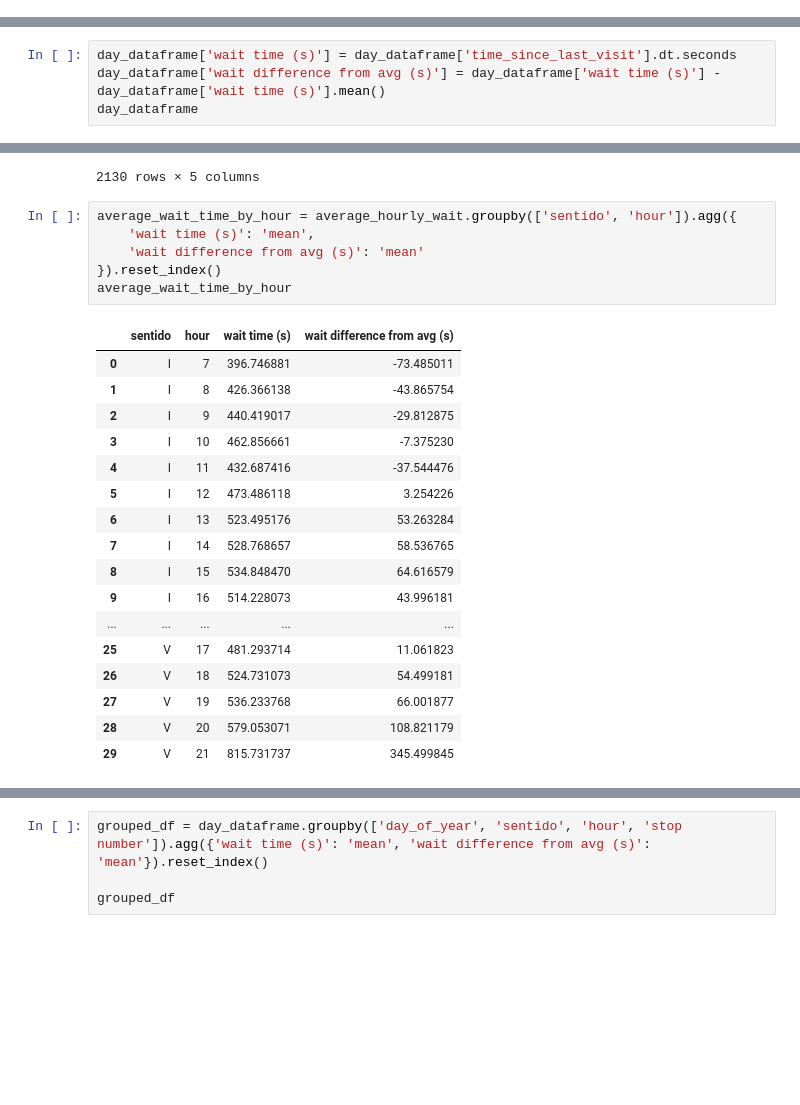
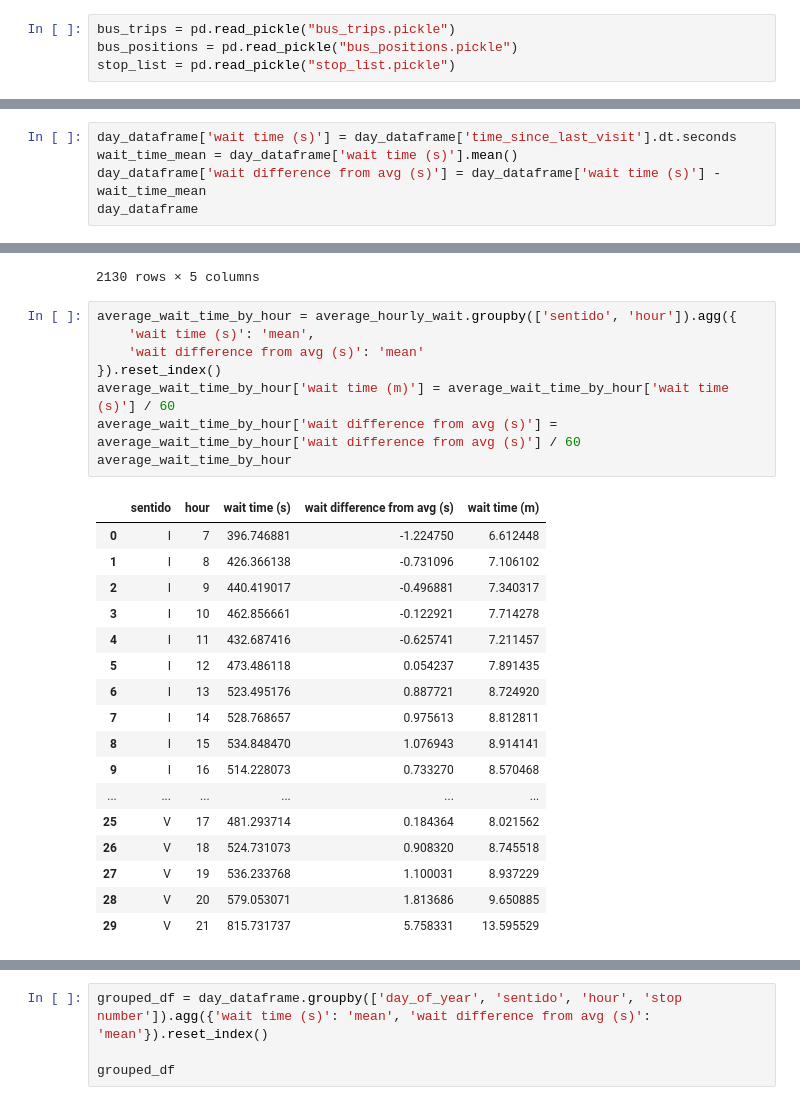
Before and after one commit to Thlamz/transportation, a Jupyter notebook: analysis.ipynb, the cells around one changed output, grey strips where cells are left out. Cells and saved outputs as stored; diff of their text form; blank space fills up the shorter version.

```diff
--- a/analysis.ipynb
+++ b/analysis.ipynb
@@ -328,0 +7,4 @@ bus_positions
+# %%
+bus_trips = pd.read_pickle("bus_trips.pickle")
+bus_positions = pd.read_pickle("bus_positions.pickle")
+stop_list = pd.read_pickle("stop_list.pickle")
@@ -520,7 +251,8 @@ See the caveats in the documentation: https://pandas.pydata.org/pandas-docs/stab
 3394704 rows × 5 columns
 # %%
 day_dataframe['wait time (s)'] = day_dataframe['time_since_last_visit'].dt.seconds
-day_dataframe['wait difference from avg (s)'] = day_dataframe['wait time (s)'] - day_dataframe['wait time (s)'].mean()
+wait_time_mean = day_dataframe['wait time (s)'].mean()
+day_dataframe['wait difference from avg (s)'] = day_dataframe['wait time (s)'] - wait_time_mean
 day_dataframe
 # %% [output]
 A value is trying to be set on a copy of a slice from a DataFrame.
@@ -576,24 +308,26 @@ See the caveats in the documentation: https://pandas.pydata.org/pandas-docs/stab
 # %%
 average_wait_time_by_hour = average_hourly_wait.groupby(['sentido', 'hour']).agg({
     'wait time (s)': 'mean',
     'wait difference from avg (s)': 'mean'
 }).reset_index()
+average_wait_time_by_hour['wait time (m)'] = average_wait_time_by_hour['wait time (s)'] / 60
+average_wait_time_by_hour['wait difference from avg (s)'] = average_wait_time_by_hour['wait difference from avg (s)'] / 60
 average_wait_time_by_hour
 # %% [output]
-|  | sentido | hour | wait time (s) | wait difference from avg (s) |
-| 0 | I | 7 | 396.746881 | -73.485011 |
-| 1 | I | 8 | 426.366138 | -43.865754 |
-| 2 | I | 9 | 440.419017 | -29.812875 |
-| 3 | I | 10 | 462.856661 | -7.375230 |
-| 4 | I | 11 | 432.687416 | -37.544476 |
-| 5 | I | 12 | 473.486118 | 3.254226 |
-| 6 | I | 13 | 523.495176 | 53.263284 |
-| 7 | I | 14 | 528.768657 | 58.536765 |
-| 8 | I | 15 | 534.848470 | 64.616579 |
-| 9 | I | 16 | 514.228073 | 43.996181 |
-| ... | ... | ... | ... | ... |
-| 25 | V | 17 | 481.293714 | 11.061823 |
-| 26 | V | 18 | 524.731073 | 54.499181 |
-| 27 | V | 19 | 536.233768 | 66.001877 |
-| 28 | V | 20 | 579.053071 | 108.821179 |
-| 29 | V | 21 | 815.731737 | 345.499845 |
+|  | sentido | hour | wait time (s) | wait difference from avg (s) | wait time (m) |
+| 0 | I | 7 | 396.746881 | -1.224750 | 6.612448 |
+| 1 | I | 8 | 426.366138 | -0.731096 | 7.106102 |
+| 2 | I | 9 | 440.419017 | -0.496881 | 7.340317 |
+| 3 | I | 10 | 462.856661 | -0.122921 | 7.714278 |
+| 4 | I | 11 | 432.687416 | -0.625741 | 7.211457 |
+| 5 | I | 12 | 473.486118 | 0.054237 | 7.891435 |
+| 6 | I | 13 | 523.495176 | 0.887721 | 8.724920 |
+| 7 | I | 14 | 528.768657 | 0.975613 | 8.812811 |
+| 8 | I | 15 | 534.848470 | 1.076943 | 8.914141 |
+| 9 | I | 16 | 514.228073 | 0.733270 | 8.570468 |
+| ... | ... | ... | ... | ... | ... |
+| 25 | V | 17 | 481.293714 | 0.184364 | 8.021562 |
+| 26 | V | 18 | 524.731073 | 0.908320 | 8.745518 |
+| 27 | V | 19 | 536.233768 | 1.100031 | 8.937229 |
+| 28 | V | 20 | 579.053071 | 1.813686 | 9.650885 |
+| 29 | V | 21 | 815.731737 | 5.758331 | 13.595529 |
```
Also changed, not shown: parts of 39 cells of this notebook, 1 other file.
